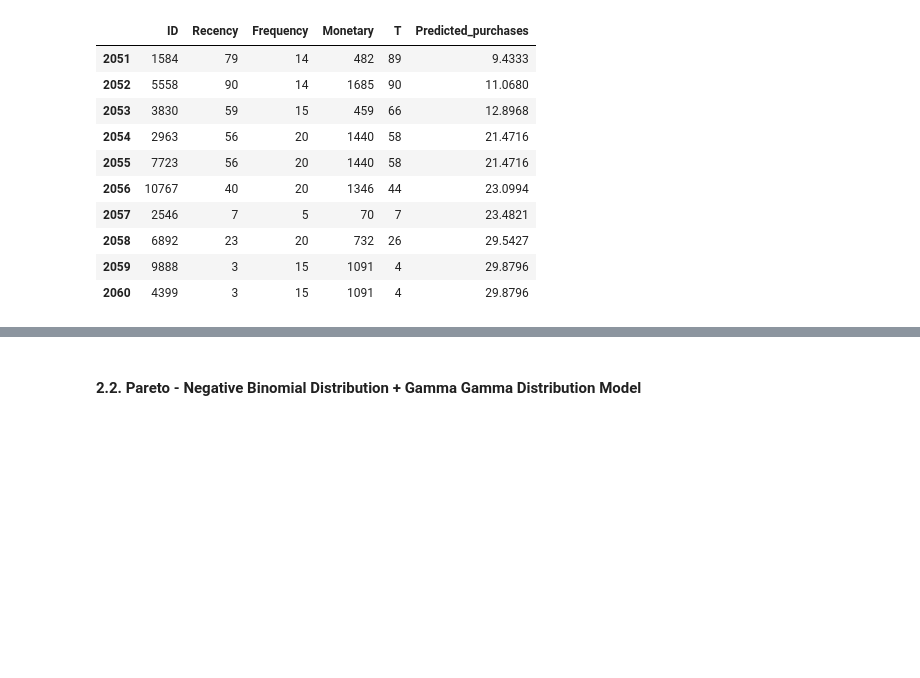
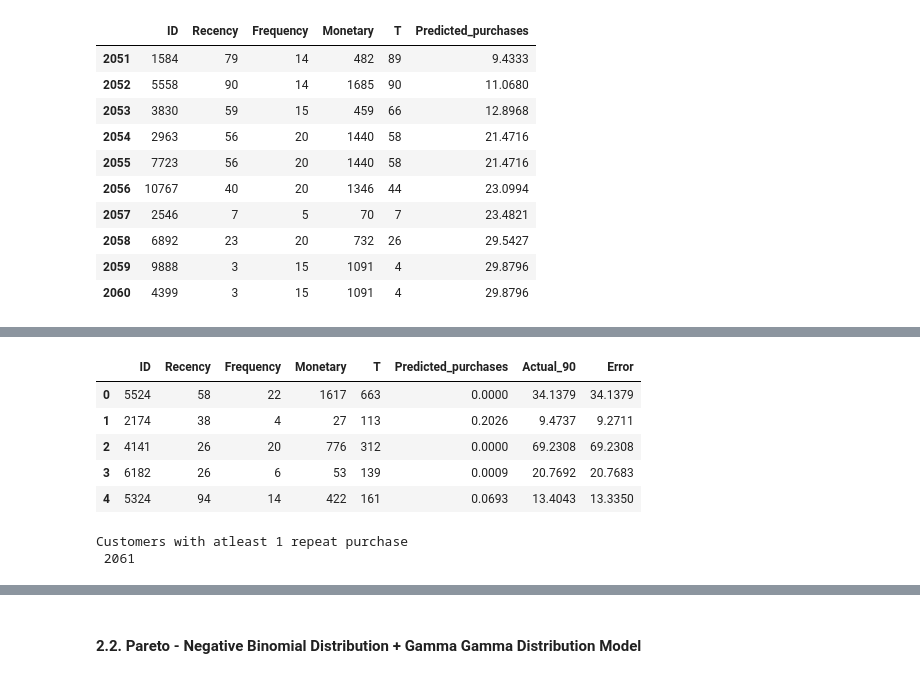
Before and after one commit to annugit1655/Customer-Behaviour-Analysis-with-CLTV, a Jupyter notebook: notebooks/04-CLTV-Probabilistic-models.ipynb, the cells around one changed output, grey strips where cells are left out. Cells and saved outputs as stored; diff of their text form; code cells hidden in the pictures; blank space fills up the shorter version.

```diff
--- a/notebooks/04-CLTV-Probabilistic-models.ipynb
+++ b/notebooks/04-CLTV-Probabilistic-models.ipynb
@@ -325,0 +451,14 @@ display(df.sort_values(by = "Predicted_purchases", ignore_index=True).tail(10))
+# %%
+df_summary = df[df['Frequency']>0]
+display(df_summary.head())
+print()
+print('\nCustomers with atleast 1 repeat purchase\n', len(df_summary))#df_final = df_summary[df_summary['Monetary'] > 0]
+# %% [output]
+|  | ID | Recency | Frequency | Monetary | T | Predicted_purchases | Actual_90 | Error |
+| 0 | 5524 | 58 | 22 | 1617 | 663 | 0.0000 | 34.1379 | 34.1379 |
+| 1 | 2174 | 38 | 4 | 27 | 113 | 0.2026 | 9.4737 | 9.2711 |
+| 2 | 4141 | 26 | 20 | 776 | 312 | 0.0000 | 69.2308 | 69.2308 |
+| 3 | 6182 | 26 | 6 | 53 | 139 | 0.0009 | 20.7692 | 20.7683 |
+| 4 | 5324 | 94 | 14 | 422 | 161 | 0.0693 | 13.4043 | 13.3350 |
+Customers with atleast 1 repeat purchase
+ 2061
```
Also changed, not shown: parts of 15 cells of this notebook.
